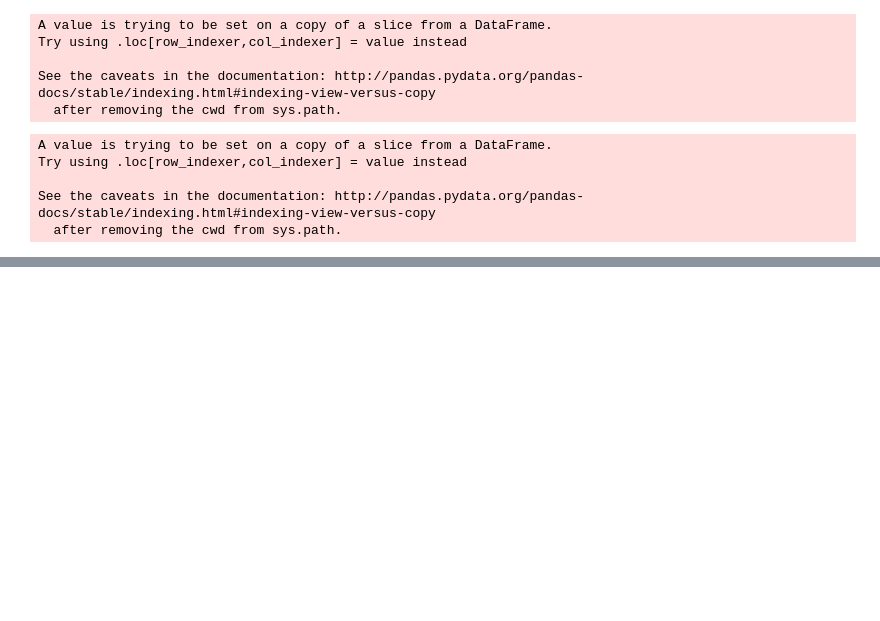
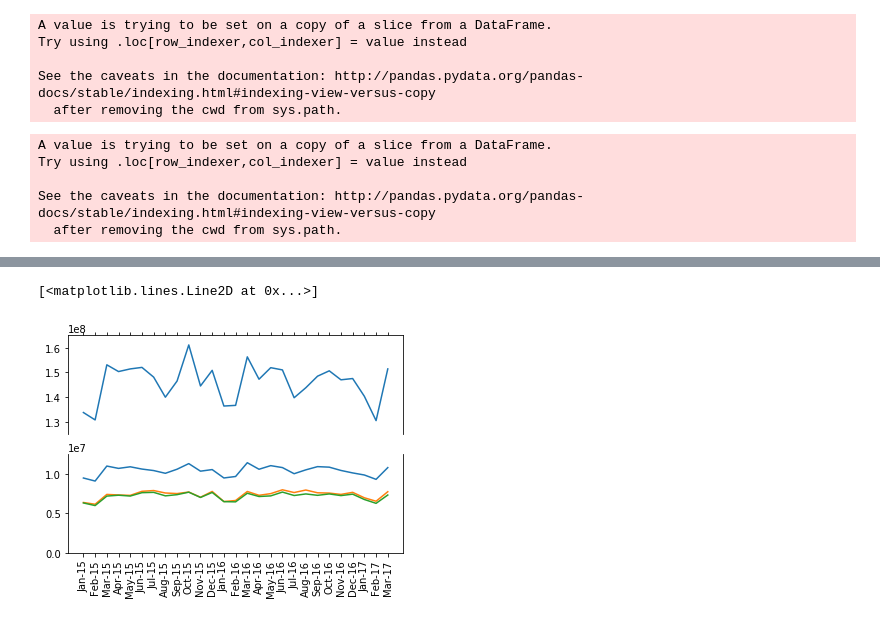
Before and after one commit to wessoncc/fury-waffle, a Jupyter notebook: New_York_Transit_Analysis.ipynb, the cells around one changed output, grey strips where cells are left out. Cells and saved outputs as stored; diff of their text form; code cells hidden in the pictures; blank space fills up the shorter version.

```diff
--- a/New_York_Transit_Analysis.ipynb
+++ b/New_York_Transit_Analysis.ipynb
@@ -166,0 +150,16 @@ plt.plot(people_toll['PLOT_LABELS'], people_sub['MONTHLY_ACTUAL'])#, labels=peop
+# %%
+a=0; b=12500000; c=125000000; d=165000000
+fig,(ax1,ax2) = plt.subplots(2, 1, sharex=True)
+ax1.set_ylim(c,d); ax2.set_ylim(a,b)
+# hide the spines between ax and ax2
+ax1.spines['bottom'].set_visible(False); ax2.spines['top'].set_visible(False)
+ax1.xaxis.tick_top(); ax1.tick_params(labeltop='off'); ax2.xaxis.tick_bottom()
+for tick in ax2.get_xticklabels():
+        tick.set_rotation(90)
+ax1.plot(people_sub['PLOT_LABELS'],people_sub['MONTHLY_ACTUAL'])
+ax2.plot(people_bus['PLOT_LABELS'], people_bus['MONTHLY_ACTUAL'])
+ax2.plot(people_long['PLOT_LABELS'], people_long['MONTHLY_ACTUAL'])
+ax2.plot(people_north['PLOT_LABELS'], people_north['MONTHLY_ACTUAL'])
+# %% [output]
+[<matplotlib.lines.Line2D at 0x...>]
+[figure, added]
```
Also changed, not shown: parts of 15 cells of this notebook, 2 other files.
